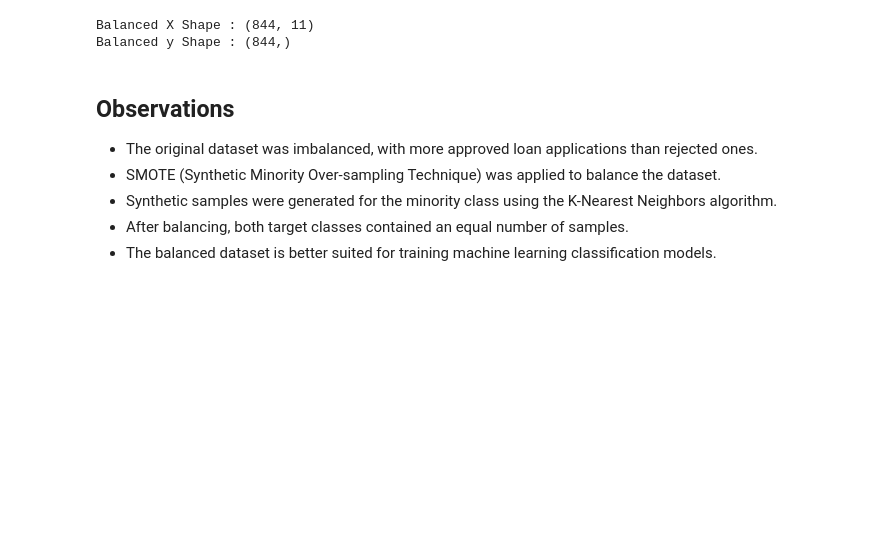
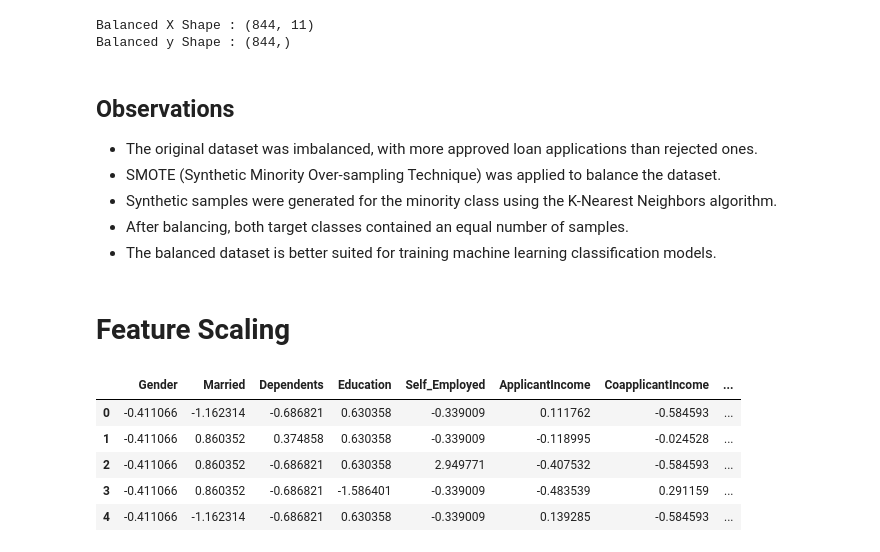
Before and after one commit to Abhinay9346/skillwallet-project-smartlender, a Jupyter notebook: SmartLender/Training/Loan Prediction using ML.ipynb, the cells around one changed output. Cells and saved outputs as stored; diff of their text form; code cells hidden in the pictures; blank space fills up the shorter version.

```diff
--- a/SmartLender/Training/Loan Prediction using ML.ipynb
+++ b/SmartLender/Training/Loan Prediction using ML.ipynb
@@ -555,3 +555,5 @@ Balanced y Shape : (844,)
 - Synthetic samples were generated for the minority class using the K-Nearest Neighbors algorithm.
 - After balancing, both target classes contained an equal number of samples.
 - The balanced dataset is better suited for training machine learning classification models.
+# %% [markdown]
+# Feature Scaling
@@ -557,0 +568,13 @@ Balanced y Shape : (844,)
+# %%
+# Convert scaled array back to DataFrame
+
+X_bal = pd.DataFrame(X_bal, columns=feature_names)
+
+X_bal.head()
+# %% [output]
+|  | Gender | Married | Dependents | Education | Self_Employed | ApplicantIncome | CoapplicantIncome | ... |
+| 0 | -0.411066 | -1.162314 | -0.686821 | 0.630358 | -0.339009 | 0.111762 | -0.584593 | ... |
+| 1 | -0.411066 | 0.860352 | 0.374858 | 0.630358 | -0.339009 | -0.118995 | -0.024528 | ... |
+| 2 | -0.411066 | 0.860352 | -0.686821 | 0.630358 | 2.949771 | -0.407532 | -0.584593 | ... |
+| 3 | -0.411066 | 0.860352 | -0.686821 | -1.586401 | -0.339009 | -0.483539 | 0.291159 | ... |
+| 4 | -0.411066 | -1.162314 | -0.686821 | 0.630358 | -0.339009 | 0.139285 | -0.584593 | ... |
```
Also changed, not shown: parts of 4 cells of this notebook.
